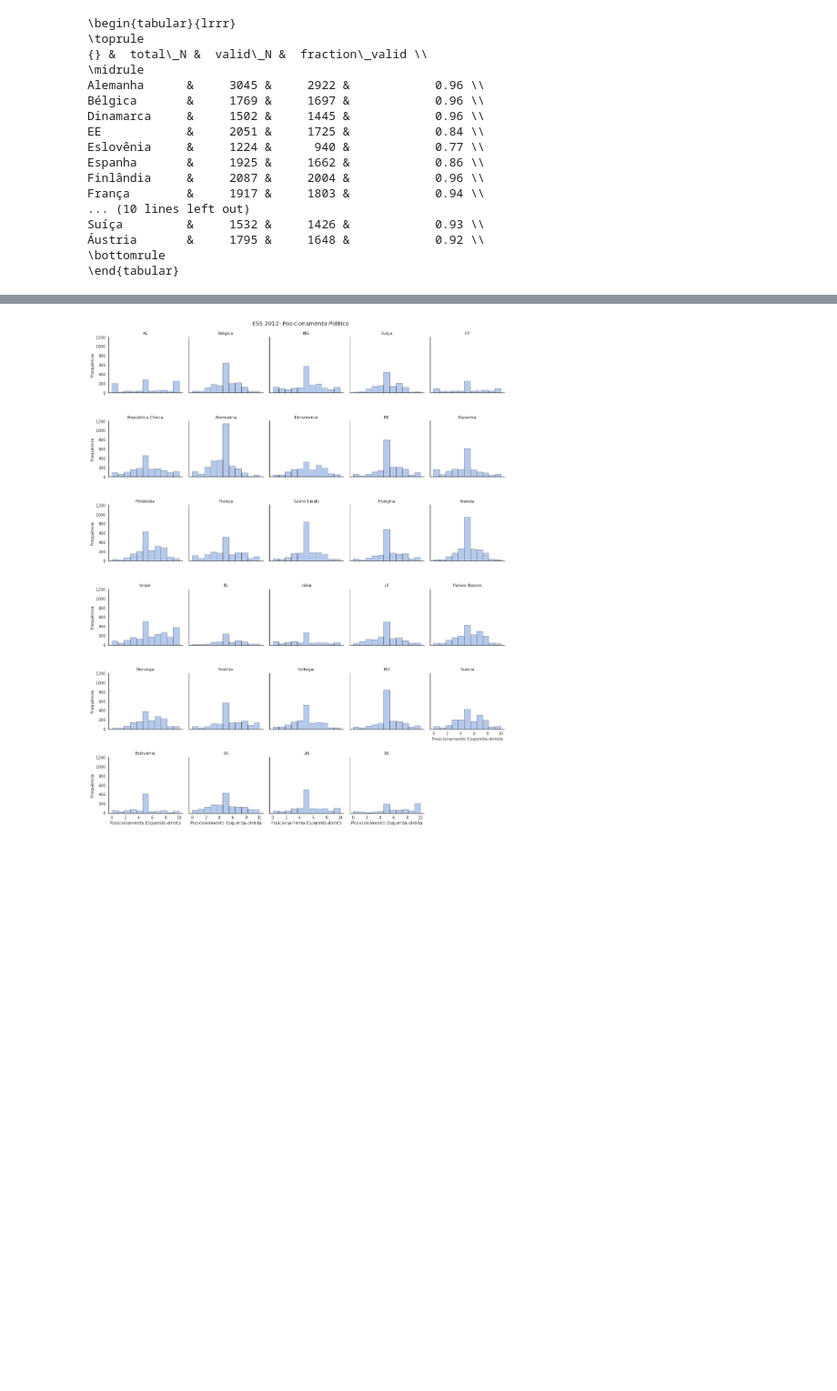
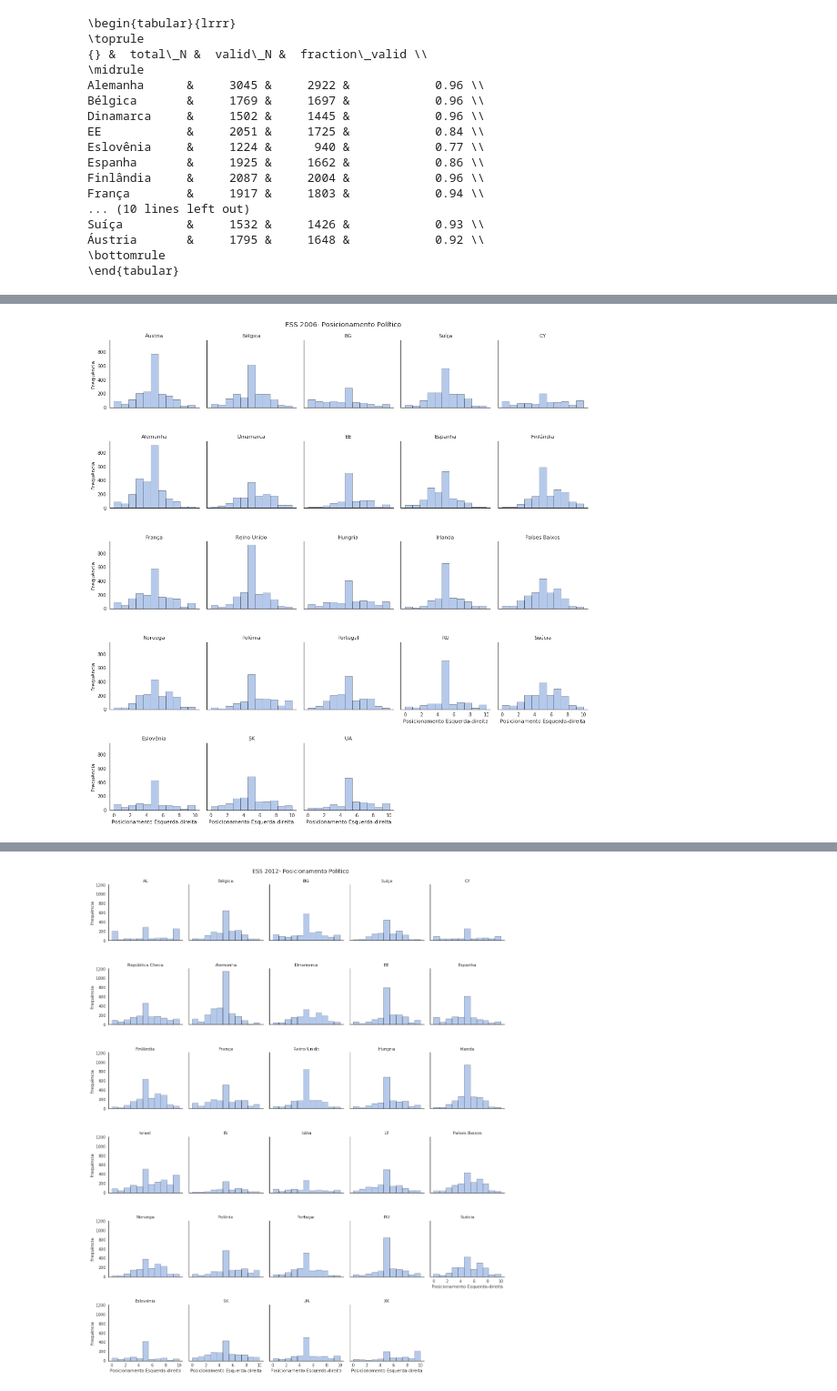
Before and after one commit to marcelovmaciel/Projeto, a Jupyter notebook: data-analysis/02-loadall_ess.ipynb, the cells around one changed output, grey strips where cells are left out. Shown at 91% size. Saved outputs shown, nothing was run; the diff lists cells and outputs as text; code cells hidden in the pictures; blank space fills up the shorter version.

```diff
--- a/data-analysis/02-loadall_ess.ipynb
+++ b/data-analysis/02-loadall_ess.ipynb
@@ -267,0 +288,4 @@ Suíça         &     1532 &     1426 &            0.93 \\
+# %%
+countries_plot(validideo2006,"cntry","lrscale",2006)
+# %% [output]
+[figure, added]
```
Also changed, not shown: parts of 8 cells of this notebook.
